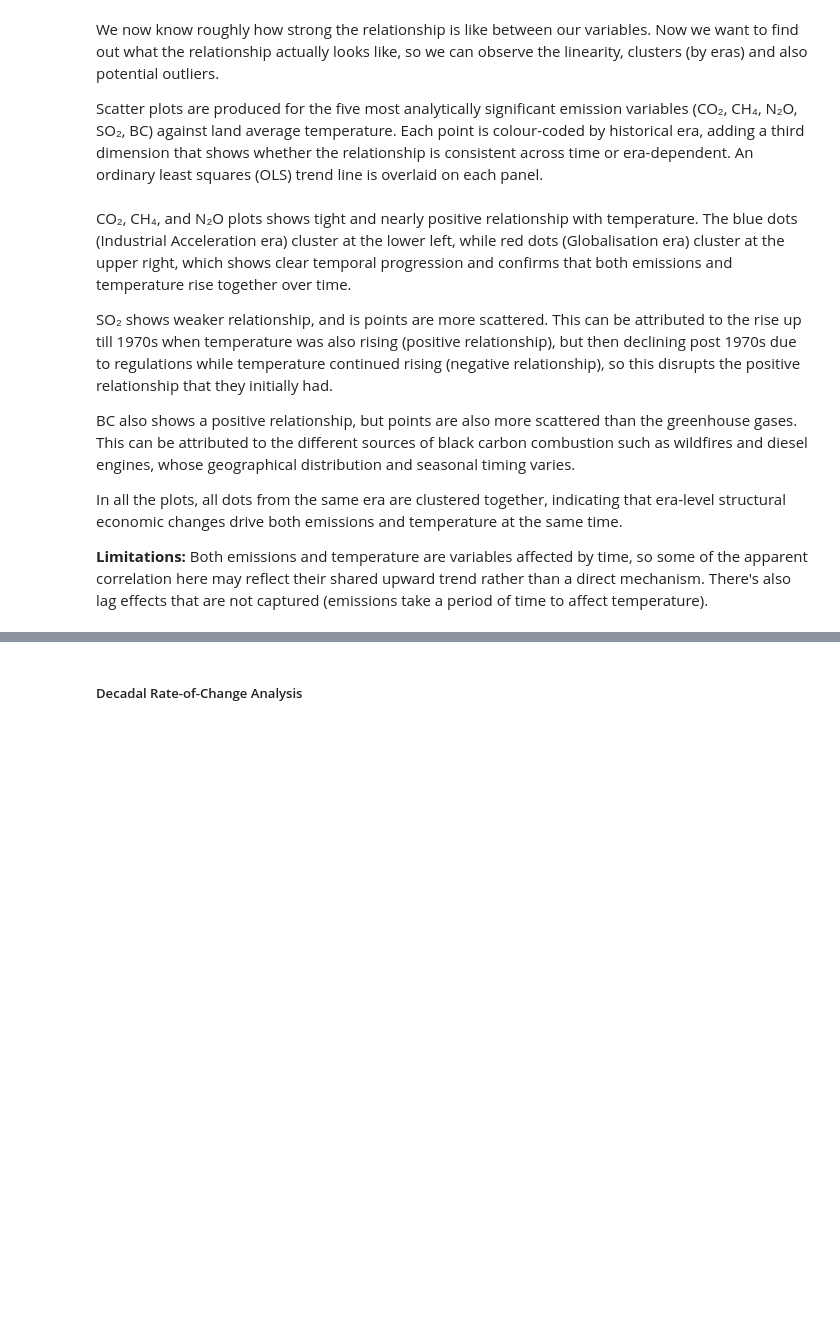
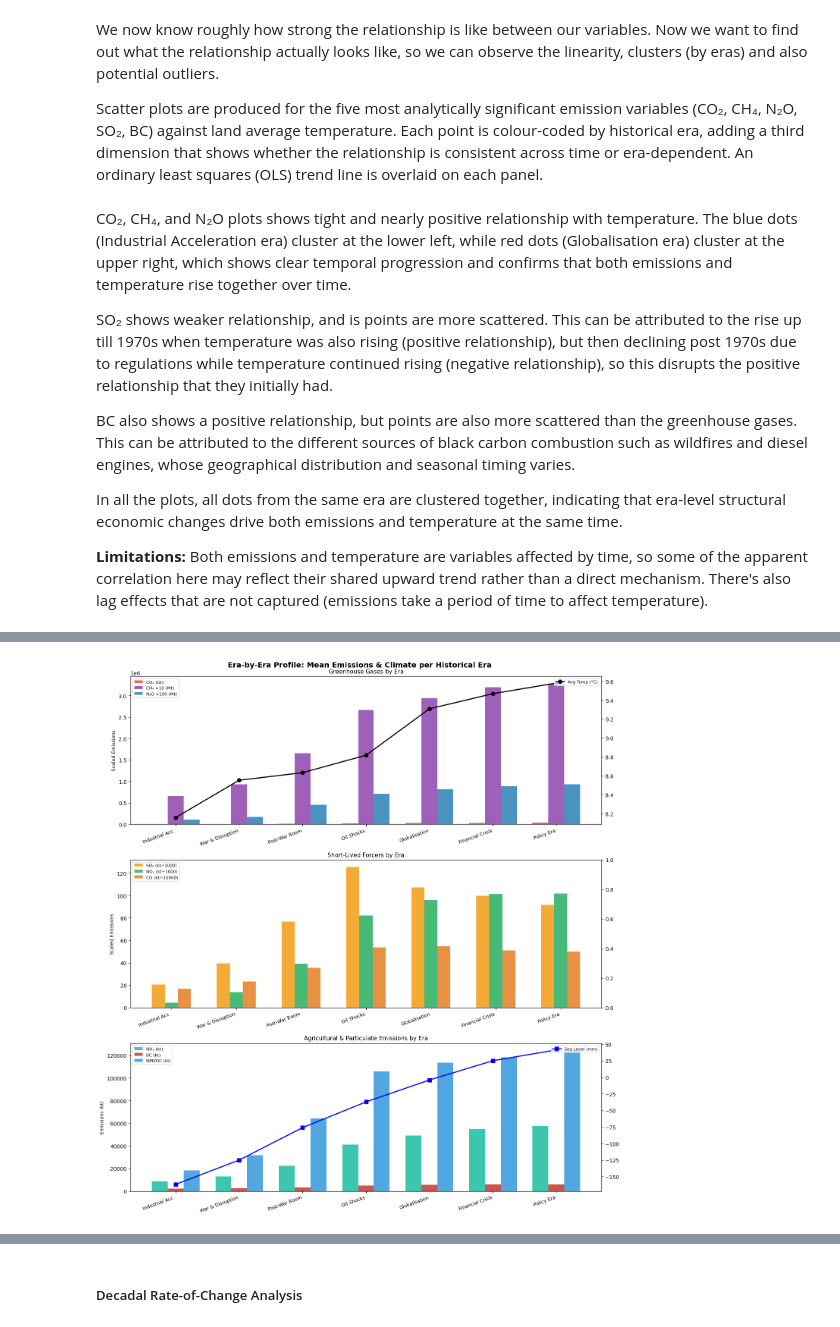
Before and after one commit to tempestormX/sc3021, a Jupyter notebook: SC3021_FDAG_T13.ipynb, the cells around one changed output, grey strips where cells are left out. Cells and saved outputs as stored; diff of their text form; code cells hidden in the pictures; blank space fills up the shorter version.

```diff
--- a/SC3021_FDAG_T13.ipynb
+++ b/SC3021_FDAG_T13.ipynb
@@ -3937,0 +3957,56 @@ In all the plots, all dots from the same era are clustered together, indicating
+# %%
+era_summary = []
+for (s, e), lab in zip(era_years, era_labels):
+    sub = df[(df['year'] >= s) & (df['year'] < e)]
+    row = {'Era': lab, 'Years': f'{s}–{e}',
+           'Avg Temp (°C)': sub['LandAverageTemperature'].mean(),
+           'Sea Level (mm)': sub['Mean Sea Level'].mean()}
+    for col in EMISS_COLS:
+        row[col] = sub[col].mean()
+    era_summary.append(row)
+era_df = pd.DataFrame(era_summary)
+
+fig, axes = plt.subplots(3, 1, figsize=(14, 15))
+fig.suptitle('Era-by-Era Profile: Mean Emissions & Climate per Historical Era',
+             fontsize=14, fontweight='bold')
+
+x = np.arange(len(era_df))
+w = 0.25
+
+#panel 1: Greenhouse gases (co2,ch4,n2o)
+axes[0].bar(x - w, era_df['CO2'] / 1e3, width=w, label='CO₂ (Gt)', color='#e74c3c', alpha=0.85)
+axes[0].bar(x,     era_df['CH4'] * 10,  width=w, label='CH₄ ×10 (Mt)', color='#8e44ad', alpha=0.85)
+axes[0].bar(x + w, era_df['N2O'] * 100, width=w, label='N₂O ×100 (Mt)', color='#2980b9', alpha=0.85)
+ax2a = axes[0].twinx()
+ax2a.plot(x, era_df['Avg Temp (°C)'], 'k-o', lw=2, ms=7, label='Avg Temp (°C)')
+axes[0].set_xticks(x); axes[0].set_xticklabels(era_df['Era'], rotation=20, ha='right', fontsize=9)
+axes[0].set_ylabel('Scaled Emissions', fontsize=9)
+axes[0].set_title('Greenhouse Gases by Era', fontsize=11)
+axes[0].legend(loc='upper left', fontsize=8); ax2a.legend(loc='upper right', fontsize=8)
+
+#panel 2: Short-lived forcers (so2,nox,co)
+w2 = 0.2
+axes[1].bar(x - w2, era_df['SO2'] / 1e3, width=w2, label='SO₂ (kt÷1000)', color='#f39c12', alpha=0.85)
+axes[1].bar(x,      era_df['NOx'] / 1e3, width=w2, label='NOₓ (kt÷1000)', color='#27ae60', alpha=0.85)
+axes[1].bar(x + w2, era_df['CO']  / 1e4, width=w2, label='CO (kt÷10000)', color='#e67e22', alpha=0.85)
+axes[1].twinx()
+axes[1].set_xticks(x); axes[1].set_xticklabels(era_df['Era'], rotation=20, ha='right', fontsize=9)
+axes[1].set_ylabel('Scaled Emissions', fontsize=9)
+axes[1].set_title('Short-Lived Forcers by Era', fontsize=11)
+axes[1].legend(loc='upper left', fontsize=8)
+
+#panel 3: Agricultural and particulate emissions (nh3,bc,nmvoc)
+axes[2].bar(x - w, era_df['NH3'],   width=w, label='NH₃ (kt)', color='#1abc9c', alpha=0.85)
+axes[2].bar(x,     era_df['BC'],    width=w, label='BC (kt)',  color='#c0392b', alpha=0.85)
+axes[2].bar(x + w, era_df['NMVOC'], width=w, label='NMVOC (kt)', color='#3498db', alpha=0.85)
+ax2c = axes[2].twinx()
+ax2c.plot(x, era_df['Sea Level (mm)'], 'b-s', lw=2, ms=7, label='Sea Level (mm)')
+axes[2].set_xticks(x); axes[2].set_xticklabels(era_df['Era'], rotation=20, ha='right', fontsize=9)
+axes[2].set_ylabel('Emissions (kt)', fontsize=9)
+axes[2].set_title('Agricultural & Particulate Emissions by Era', fontsize=11)
+axes[2].legend(loc='upper left', fontsize=8); ax2c.legend(loc='upper right', fontsize=8)
+
+plt.tight_layout()
+plt.show()
+# %% [output]
+[figure, added]
```
Also changed, not shown: parts of 19 cells of this notebook.
